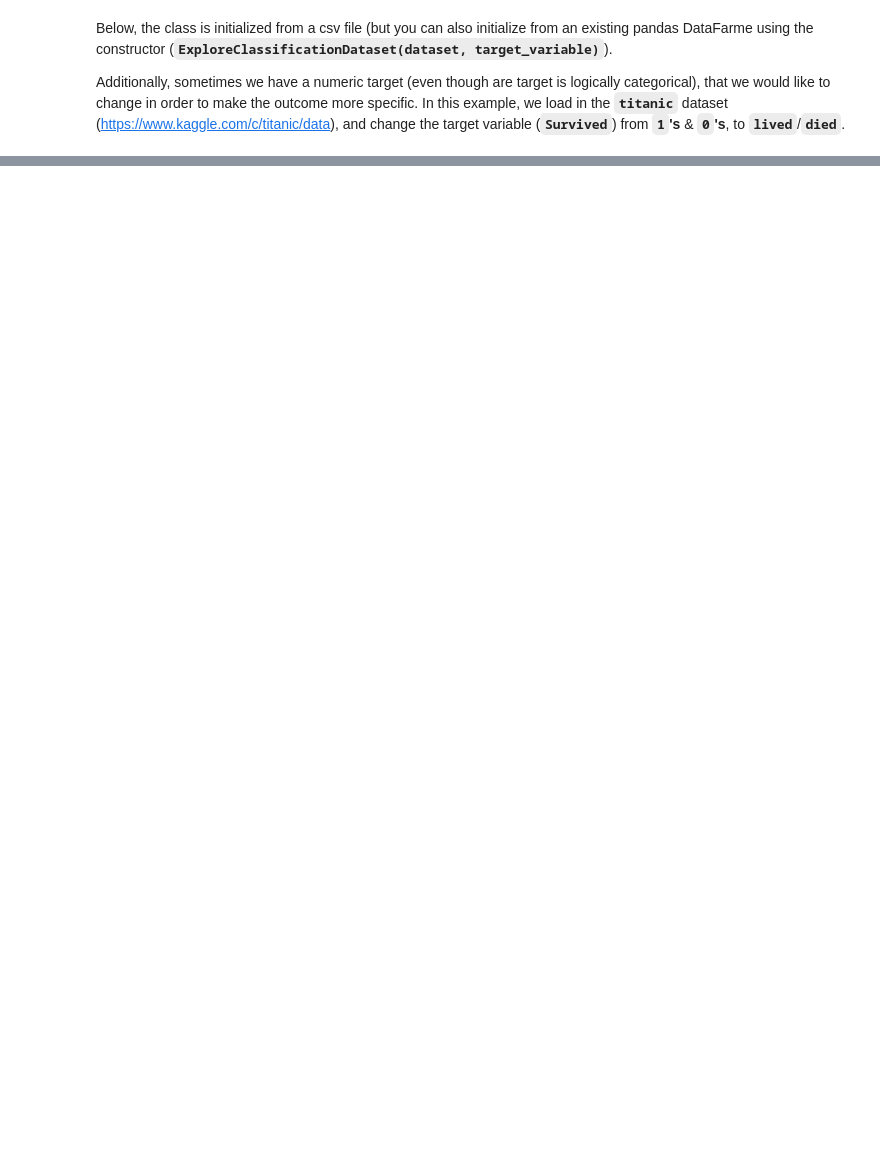
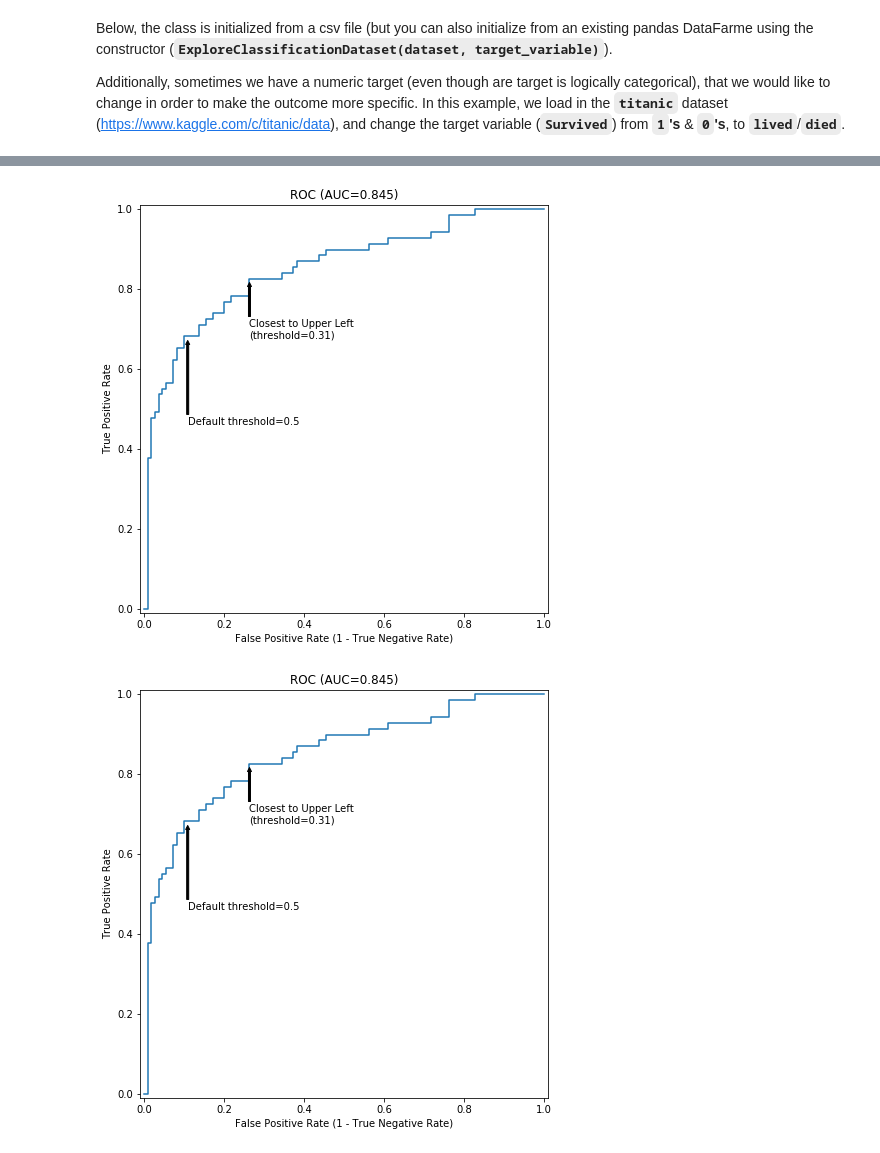
Before and after one commit to shane-kercheval/oo-learning, a Jupyter notebook: examples/classification-titanic/2-Basic Modeling.ipynb, the cells around one changed output, grey strips where cells are left out. Drawn from its saved outputs; the diff is of its cells as text; code cells hidden in the pictures; blank space fills up the shorter version.

```diff
--- a/examples/classification-titanic/2-Basic Modeling.ipynb
+++ b/examples/classification-titanic/2-Basic Modeling.ipynb
@@ -48,0 +324,5 @@ explore.dataset.head()
+# %%
+trainer.holdout_evaluator.get_roc_curve()
+# %% [output]
+[figure, added]
+[figure, added]
```
Also changed, not shown: parts of 43 cells of this notebook, 4 other files.
